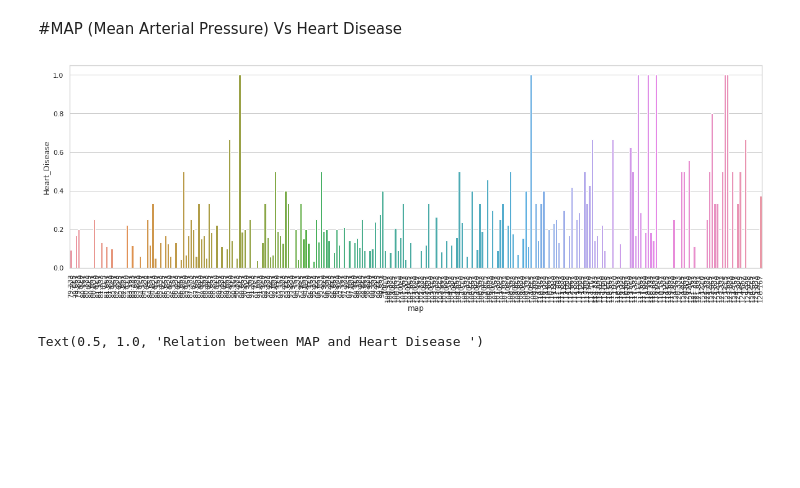
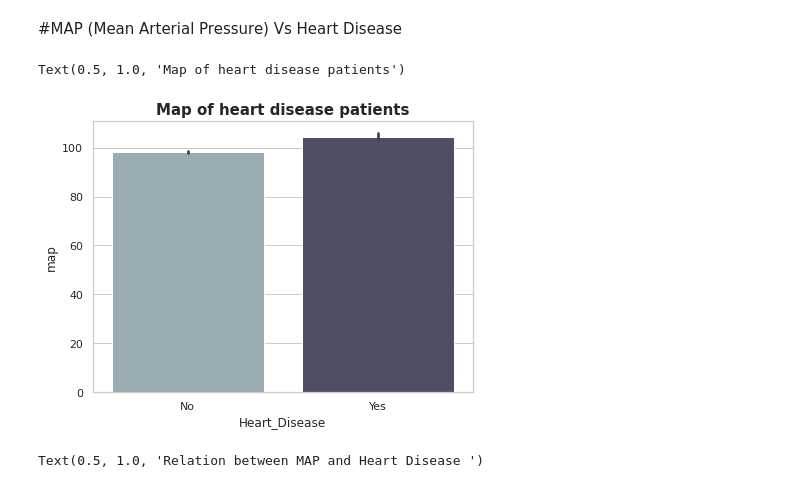
Before and after one commit to guptaprateek98/Capstone_CV_Risk_Prediction, a Jupyter notebook: Capstone_CV_Risk_Prediction.ipynb, the cells around one changed output. Saved outputs shown, nothing was run; the diff lists cells and outputs as text; code cells hidden in the pictures; blank space fills up the shorter version.

```diff
--- a/Capstone_CV_Risk_Prediction.ipynb
+++ b/Capstone_CV_Risk_Prediction.ipynb
@@ -498,15 +511,16 @@ plt.show()
 [figure]
 # %% [markdown]
 #MAP (Mean Arterial Pressure) Vs Heart Disease
-# %%
-avg6 = dataf[["map", "Heart_Disease"]].groupby(['map'], as_index=False).mean() #sum of 1's and 0's in hear_disease and divided by total no. of 1's and 0's for a prticular age(eg 37yr).
-plt.figure(figsize=(20,6))
-sns.barplot(x='map', y='Heart_Disease', data=avg6)
-ax.set(xlabel='map', ylabel='disease probability')
-plt.xticks(rotation = 90)
-plt.show()
-# %% [output]
-[figure, removed]
+# %%
+#plotting heart patients
+fig,ax1=plt.subplots(figsize=(15,5))
+ax1 = plt.subplot2grid((1,2),(0,1))
+sns.barplot(x=dataf['Heart_Disease'],y=dataf['map'],palette='bone_r')
+ax1.set(xticklabels = (['No','Yes']))
+plt.title('Map of heart disease patients', fontsize=15, weight='bold' )
+# %% [output]
+Text(0.5, 1.0, 'Map of heart disease patients')
+[figure, added]
 # %%
 ds_t=dataf.groupby('map').agg({'Heart_Disease':'mean'}).reset_index()
 plt.rcParams['figure.figsize'] = 18,10
```
Also changed, not shown: parts of 74 cells of this notebook.
